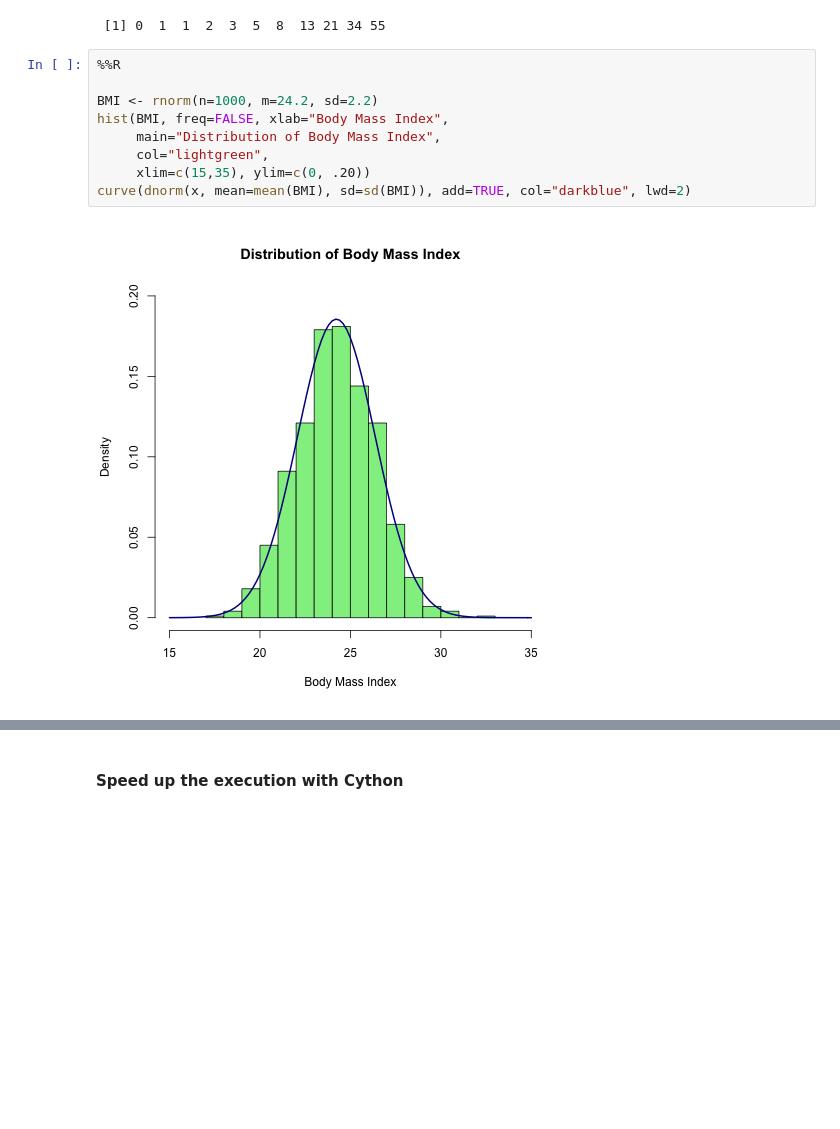
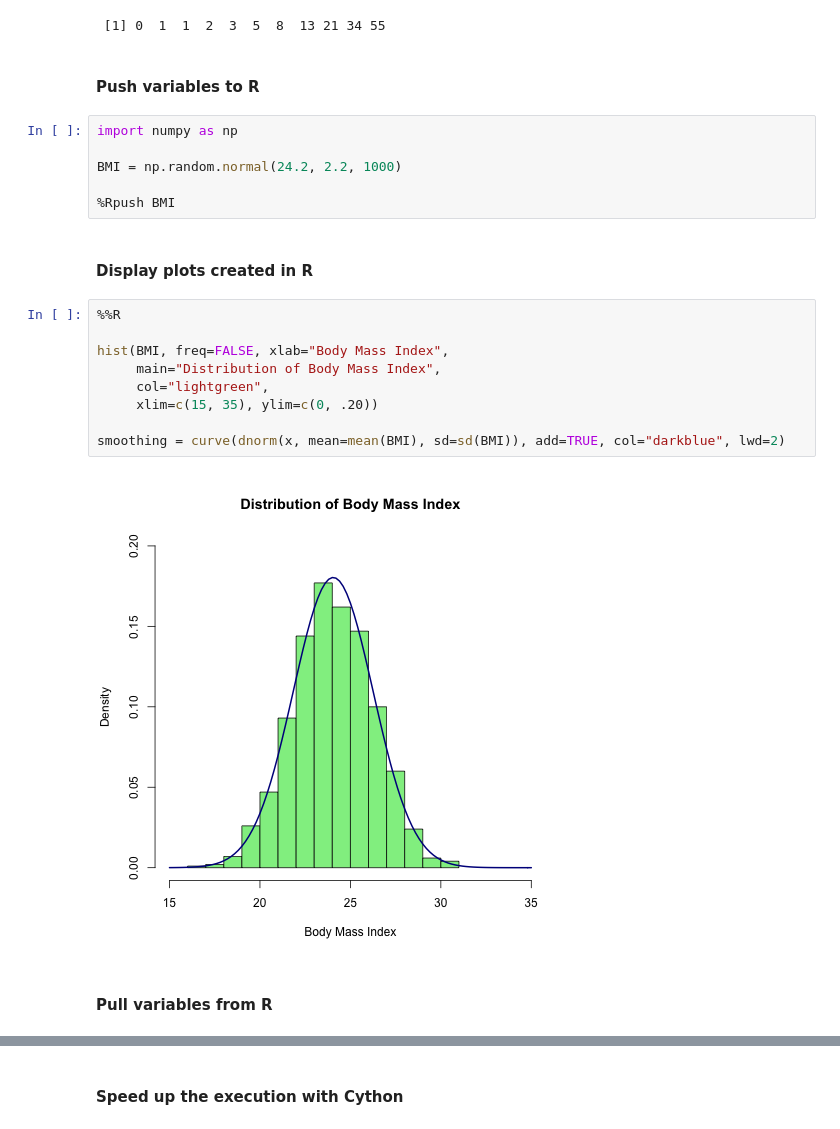
Before and after one commit to batterio/intro_ipython_notebook, a Jupyter notebook: notebooks/magics.ipynb, the cells around one changed output, grey strips where cells are left out. Saved outputs shown, nothing was run; the diff lists cells and outputs as text; blank space fills up the shorter version.

```diff
--- a/notebooks/magics.ipynb
+++ b/notebooks/magics.ipynb
@@ -116,14 +177,26 @@ recfibo <- function(n) {
 print.table(lapply(0:10, recfibo))
 # %% [output]
  [1] 0  1  1  2  3  5  8  13 21 34 55
+# %% [markdown]
+#### Push variables  to R
+# %%
+import numpy as np
+
+BMI = np.random.normal(24.2, 2.2, 1000)
+
+%Rpush BMI
+# %% [markdown]
+#### Display plots created in R
 # %%
 %%R
 
-BMI <- rnorm(n=1000, m=24.2, sd=2.2)
 hist(BMI, freq=FALSE, xlab="Body Mass Index",
      main="Distribution of Body Mass Index",
      col="lightgreen",
-     xlim=c(15,35), ylim=c(0, .20))
-curve(dnorm(x, mean=mean(BMI), sd=sd(BMI)), add=TRUE, col="darkblue", lwd=2)
+     xlim=c(15, 35), ylim=c(0, .20))
+
+smoothing = curve(dnorm(x, mean=mean(BMI), sd=sd(BMI)), add=TRUE, col="darkblue", lwd=2)
 # %% [output]
-[figure, old version]
+[figure, new version]
+# %% [markdown]
+#### Pull variables  from R
```
Also changed, not shown: parts of 32 cells of this notebook, 10 other files.
